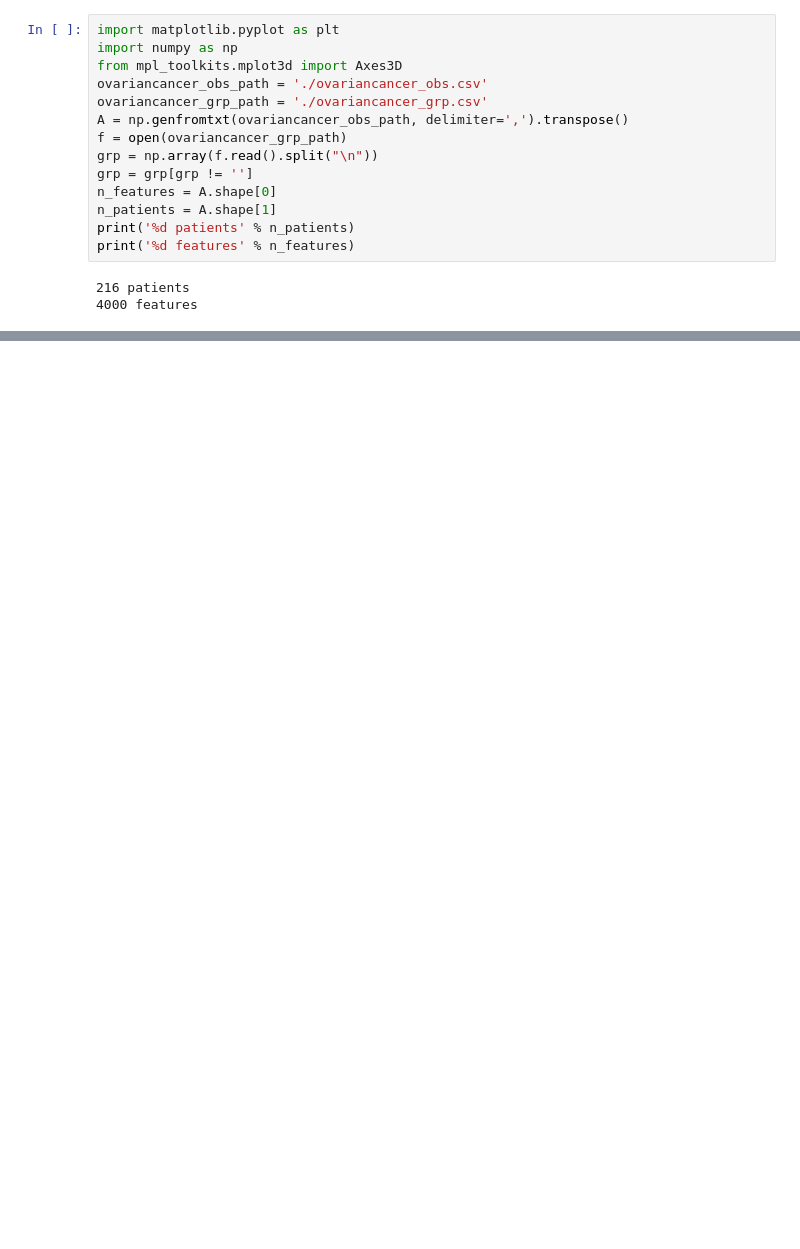
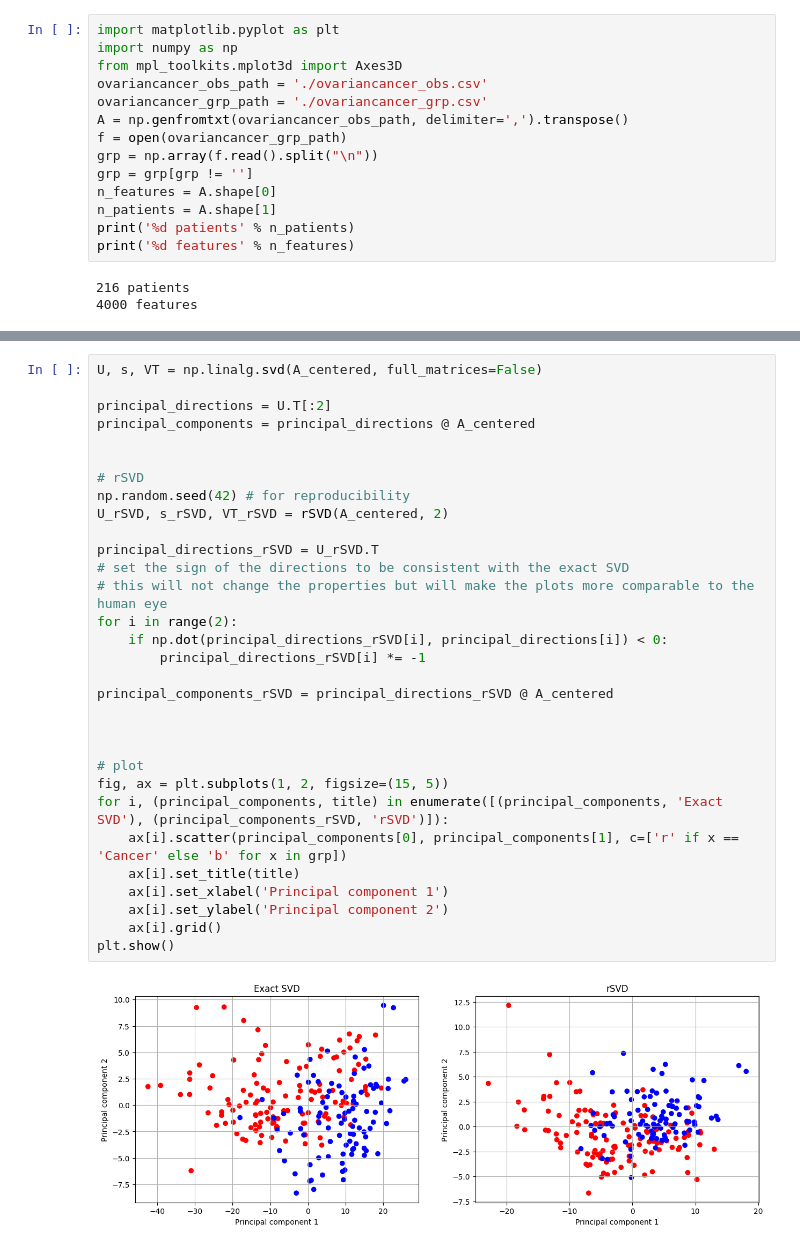
Before and after one commit to andreac01/NAML, a Jupyter notebook: pastExams/2023-01-20/2023-01-20_exam.ipynb, the cells around one changed output, grey strips where cells are left out. Drawn from its saved outputs; the diff is of its cells as text; blank space fills up the shorter version.

```diff
--- a/pastExams/2023-01-20/2023-01-20_exam.ipynb
+++ b/pastExams/2023-01-20/2023-01-20_exam.ipynb
@@ -370,0 +254,33 @@ where λ ≈ 1.0507 and α ≈ 1.75814. (Hint: consider the case σ → 0 using
+# %%
+U, s, VT = np.linalg.svd(A_centered, full_matrices=False)
+
+principal_directions = U.T[:2]
+principal_components = principal_directions @ A_centered
+
+
+# rSVD
+np.random.seed(42) # for reproducibility
+U_rSVD, s_rSVD, VT_rSVD = rSVD(A_centered, 2)
+
+principal_directions_rSVD = U_rSVD.T
+# set the sign of the directions to be consistent with the exact SVD
+# this will not change the properties but will make the plots more comparable to the human eye
+for i in range(2):
+	if np.dot(principal_directions_rSVD[i], principal_directions[i]) < 0:
+		principal_directions_rSVD[i] *= -1
+
+principal_components_rSVD = principal_directions_rSVD @ A_centered
+
+
+
+# plot
+fig, ax = plt.subplots(1, 2, figsize=(15, 5))
+for i, (principal_components, title) in enumerate([(principal_components, 'Exact SVD'), (principal_components_rSVD, 'rSVD')]):
+	ax[i].scatter(principal_components[0], principal_components[1], c=['r' if x == 'Cancer' else 'b' for x in grp])
+	ax[i].set_title(title)
+	ax[i].set_xlabel('Principal component 1')
+	ax[i].set_ylabel('Principal component 2')
+	ax[i].grid()
+plt.show()
+# %% [output]
+[figure, added]
```
Also changed, not shown: parts of 47 cells of this notebook.
